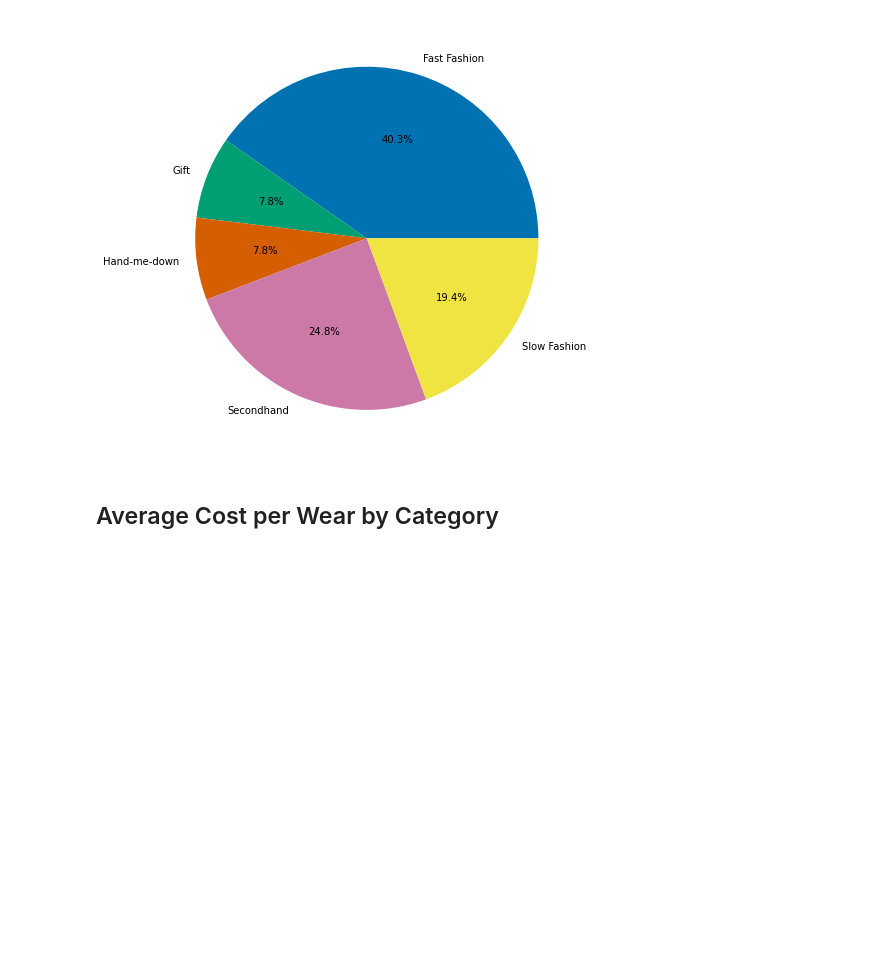
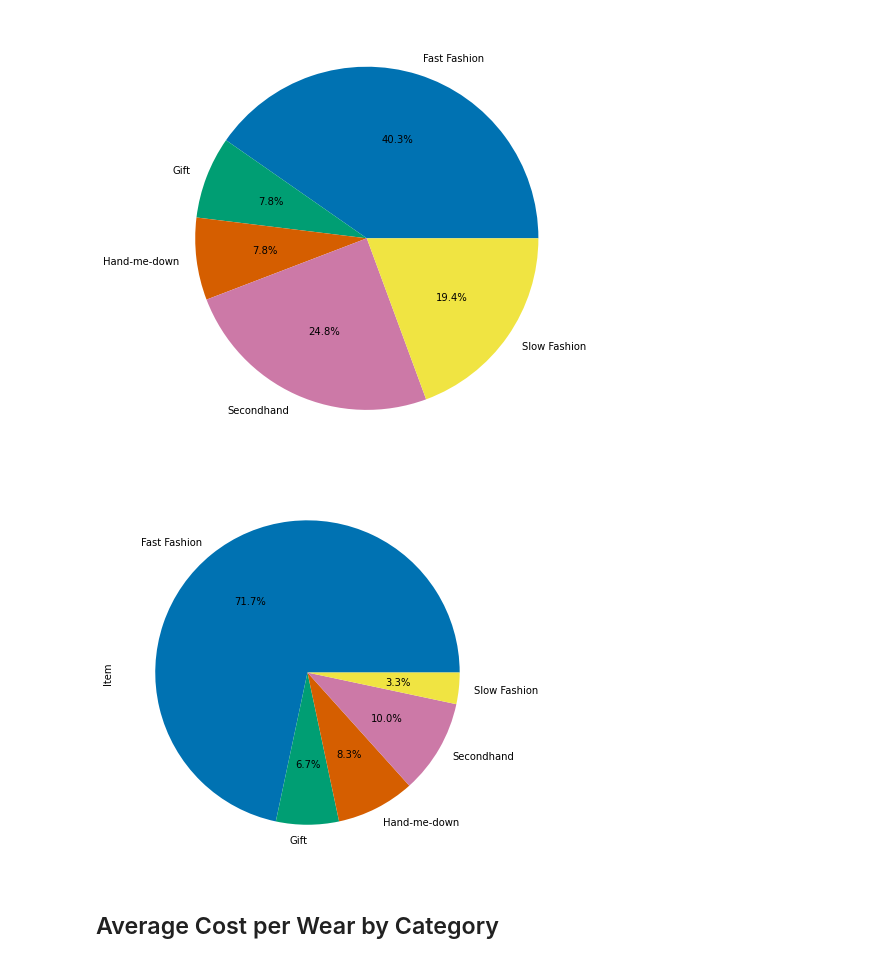
Before and after one commit to rebekahcallkacz/wardrobe-data-analysis, a Jupyter notebook: Data Analysis/data_visualization.ipynb, the cells around one changed output. Drawn from its saved outputs; the diff is of its cells as text; code cells hidden in the pictures; blank space fills up the shorter version.

Commit message:
reviewed pie chart visualization

```diff
--- a/Data Analysis/data_visualization.ipynb
+++ b/Data Analysis/data_visualization.ipynb
@@ -55,3 +55,10 @@ plt.savefig('../Assets/Images/acquisitiontypes.png')
 plt.show()
 # %% [output]
 [figure]
+# %%
+previous_source = wardrobe_df.loc[wardrobe_df['Date Acquired'] < '2019-01-01']
+previous_type = previous_source[['Source', 'Item']].groupby('Source').count()
+previous_type.plot(kind='pie', y='Item', legend=None, figsize=(7,7), autopct='%1.1f%%')
+plt.show()
+# %% [output]
+[figure, added]
```
Also changed, not shown: parts of 1 cell of this notebook, 1 other file.
